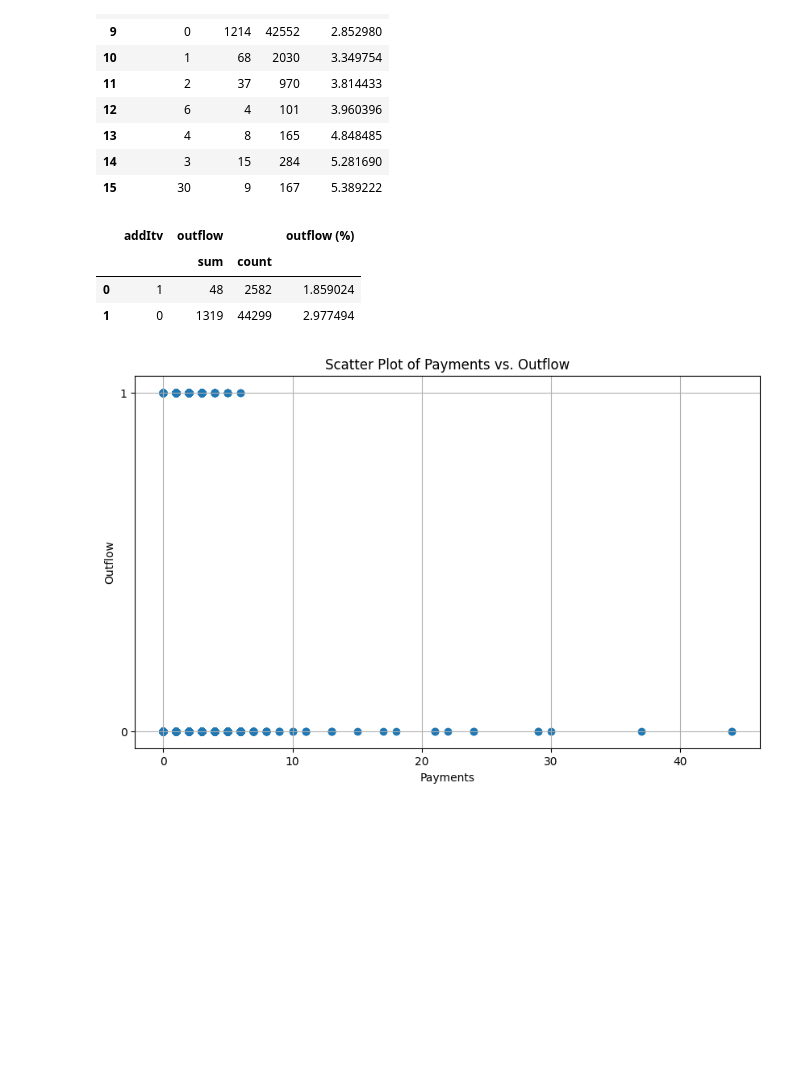
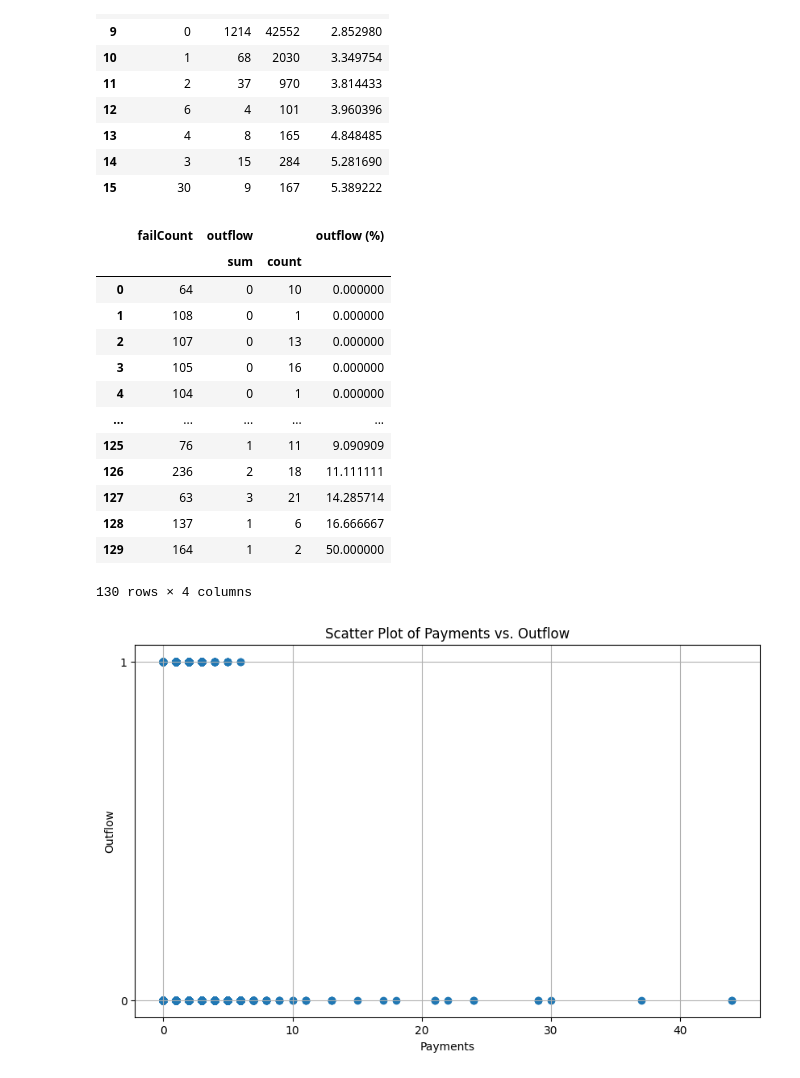
Before and after one commit to KONF1GG/ML_outflow_fridom, a Jupyter notebook: learning_machine_2.ipynb, the cells around one changed output. Cells and saved outputs as stored; diff of their text form; code cells hidden in the pictures; blank space fills up the shorter version.

```diff
--- a/learning_machine_2.ipynb
+++ b/learning_machine_2.ipynb
@@ -10,7 +10,7 @@ from collections import Counter
 import ipywidgets
 from sklearn.metrics import confusion_matrix
 # %%
-df = pd.read_csv('MyDataset_12_twice.csv')
+df = pd.read_csv('MYDATASET_3_1')
 # %%
 df = df.drop(['login'], axis=1)
 # %%
@@ -179,14 +179,24 @@ tmp.sort_values("outflow (%)").reset_index(drop=True)
 | 14 | 3 | 15 | 284 | 5.281690 |
 | 15 | 30 | 9 | 167 | 5.389222 |
 # %%
-tmp = df.groupby("addItv", as_index=False).agg({"outflow": ["sum", "count"]})
+tmp = df.groupby("failCount", as_index=False).agg({"outflow": ["sum", "count"]})
 tmp["outflow (%)"] = 100 * tmp["outflow", "sum"] / tmp["outflow", "count"]
 tmp.sort_values("outflow (%)").reset_index(drop=True)
 # %% [output]
-|  | addItv | outflow |  | outflow (%) |
+|  | failCount | outflow |  | outflow (%) |
 |  |  | sum | count |  |
-| 0 | 1 | 48 | 2582 | 1.859024 |
-| 1 | 0 | 1319 | 44299 | 2.977494 |
+| 0 | 64 | 0 | 10 | 0.000000 |
+| 1 | 108 | 0 | 1 | 0.000000 |
+| 2 | 107 | 0 | 13 | 0.000000 |
+| 3 | 105 | 0 | 16 | 0.000000 |
+| 4 | 104 | 0 | 1 | 0.000000 |
+| ... | ... | ... | ... | ... |
+| 125 | 76 | 1 | 11 | 9.090909 |
+| 126 | 236 | 2 | 18 | 11.111111 |
+| 127 | 63 | 3 | 21 | 14.285714 |
+| 128 | 137 | 1 | 6 | 16.666667 |
+| 129 | 164 | 1 | 2 | 50.000000 |
+130 rows × 4 columns
 # %%
 plt.figure(figsize=(10, 6))
 plt.scatter(df['payments'], df['outflow'], alpha=1)
```
Also changed, not shown: parts of 3 cells of this notebook, 13 other files.
